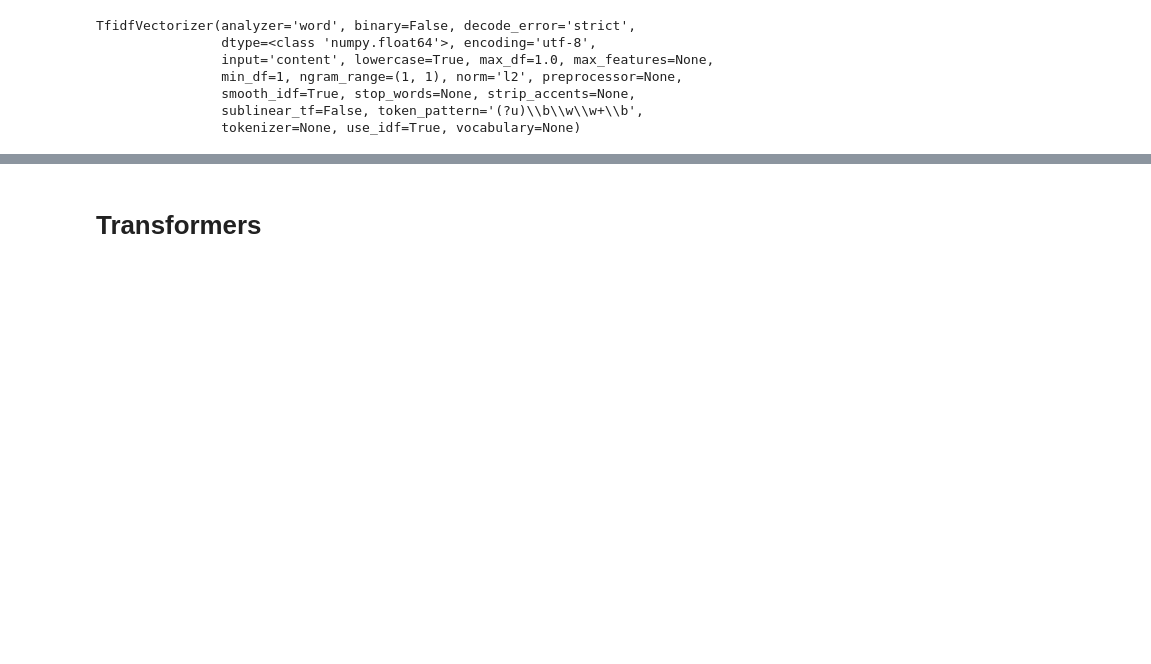
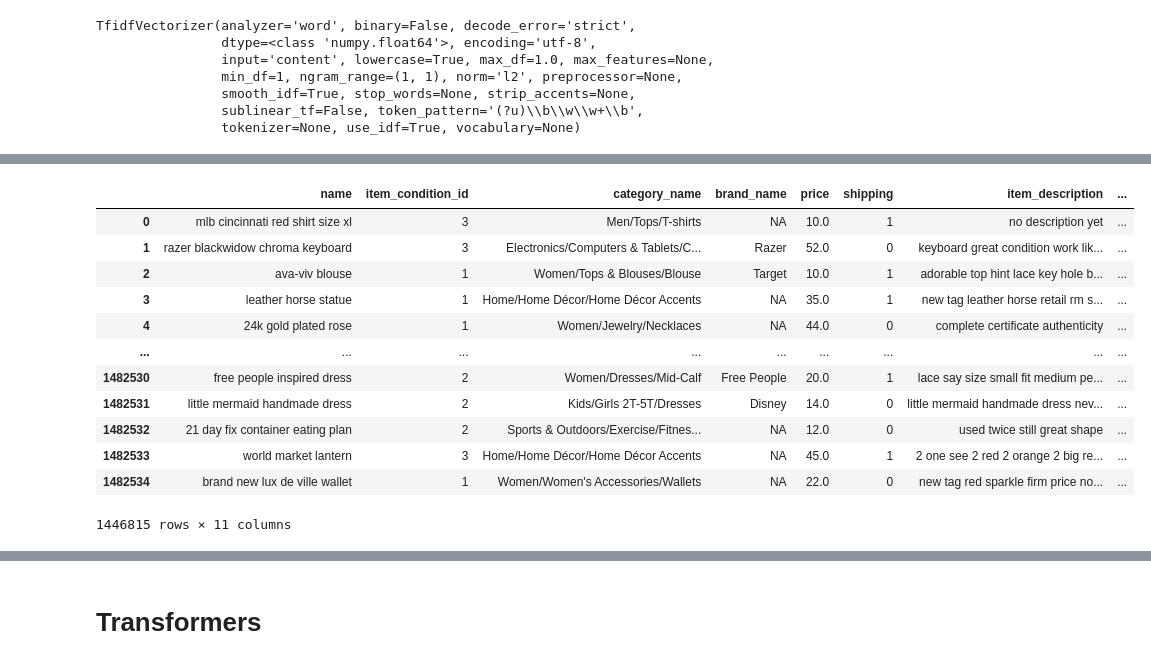
Before and after one commit to rpo19/MercariPriceSuggestionChallenge, a Jupyter notebook: MercariPrice1.ipynb, the cells around one changed output, grey strips where cells are left out. Cells and saved outputs as stored; diff of their text form; code cells hidden in the pictures; blank space fills up the shorter version.

```diff
--- a/MercariPrice1.ipynb
+++ b/MercariPrice1.ipynb
@@ -407,7 +402,7 @@ tweetTokenizer = TweetTokenizer()
 def list_to_str(l):
    return ' '.join([str(elem) for elem in l])
 
-def textCleanup(df):
+def textCleanup(df, flag=True):
   df=df.to_frame(name="str")
   #df["clean"] = df["str"].progress_apply(text_to_word_sequence)   # 20 secondi
   global tweetTokenizer
@@ -422,7 +417,8 @@ def textCleanup(df):
   lemmatizer = WordNetLemmatizer()
 
   df["clean"] = df["clean"].progress_apply(lambda sentence : [lemmatizer.lemmatize(word) for word in sentence if word not in stop_words]) # 10 secondi
-  df["clean"] = df["clean"].progress_apply(list_to_str) # 6 secondi
+  if flag:
+    df["clean"] = df["clean"].progress_apply(list_to_str) # 6 secondi
   return df["clean"]
 # %%
 def preprocessData(data):
@@ -912,6 +999,9 @@ plot_history(history)
 ### TF-IDF
 # %%
 from sklearn.feature_extraction.text import TfidfVectorizer
+# %%
+data["item_description"] = data["item_description_clean"]
+data["name"] = data["name_clean"]
 # %%
 tfidf_vectorizer_desc = TfidfVectorizer()
 tfidf_vectorizer_desc.fit(data["item_description"].values)
@@ -1002,3 +1134,19 @@ def convert_sparse_matrix_to_sparse_tensor(X):
 # %%
 model.compile(loss = root_mean_squared_logarithmic_error, optimizer='adam', metrics=['mse', 'mae', tf.keras.metrics.RootMeanSquaredError(), 'mean_squared_logarithmic_error', root_mean_squared_logarithmic_error])
+# %%
+data
+# %% [output]
+|  | name | item_condition_id | category_name | brand_name | price | shipping | item_description | ... |
+| 0 | mlb cincinnati red shirt size xl | 3 | Men/Tops/T-shirts | NA | 10.0 | 1 | no description yet | ... |
+| 1 | razer blackwidow chroma keyboard | 3 | Electronics/Computers & Tablets/C... | Razer | 52.0 | 0 | keyboard great condition work lik... | ... |
+| 2 | ava-viv blouse | 1 | Women/Tops & Blouses/Blouse | Target | 10.0 | 1 | adorable top hint lace key hole b... | ... |
+| 3 | leather horse statue | 1 | Home/Home Décor/Home Décor Accents | NA | 35.0 | 1 | new tag leather horse retail rm s... | ... |
+| 4 | 24k gold plated rose | 1 | Women/Jewelry/Necklaces | NA | 44.0 | 0 | complete certificate authenticity | ... |
+| ... | ... | ... | ... | ... | ... | ... | ... | ... |
+| 1482530 | free people inspired dress | 2 | Women/Dresses/Mid-Calf | Free People | 20.0 | 1 | lace say size small fit medium pe... | ... |
+| 1482531 | little mermaid handmade dress | 2 | Kids/Girls 2T-5T/Dresses | Disney | 14.0 | 0 | little mermaid handmade dress nev... | ... |
+| 1482532 | 21 day fix container eating plan | 2 | Sports & Outdoors/Exercise/Fitnes... | NA | 12.0 | 0 | used twice still great shape | ... |
+| 1482533 | world market lantern | 3 | Home/Home Décor/Home Décor Accents | NA | 45.0 | 1 | 2 one see 2 red 2 orange 2 big re... | ... |
+| 1482534 | brand new lux de ville wallet | 1 | Women/Women's Accessories/Wallets | NA | 22.0 | 0 | new tag red sparkle firm price no... | ... |
+1446815 rows × 11 columns
 # %%
```
Also changed, not shown: parts of 82 cells of this notebook.
